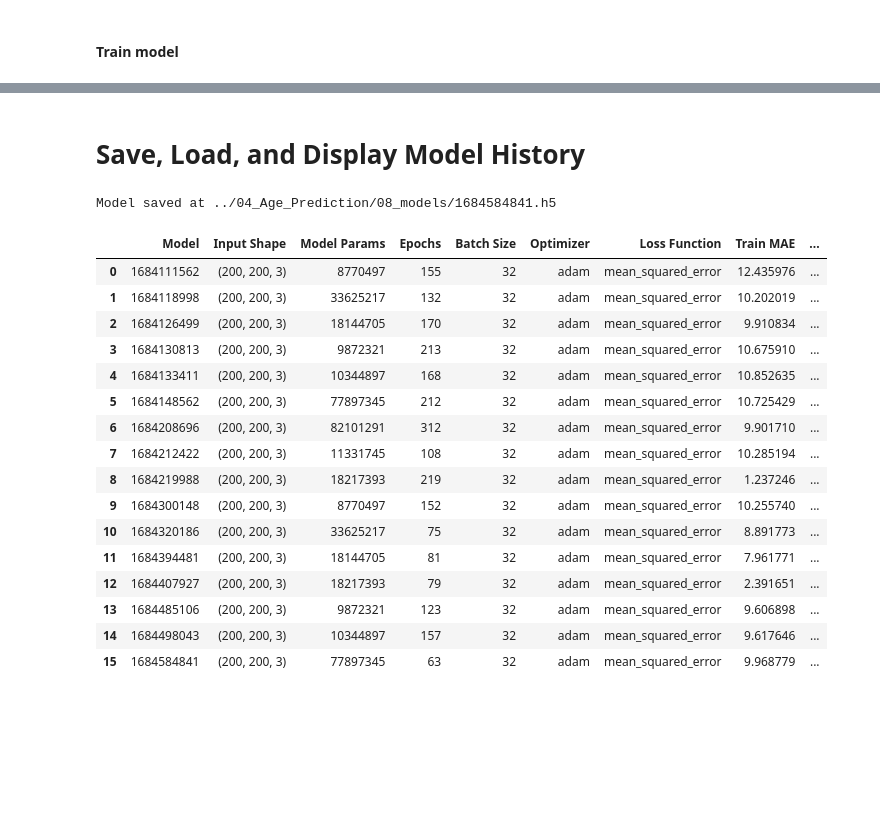
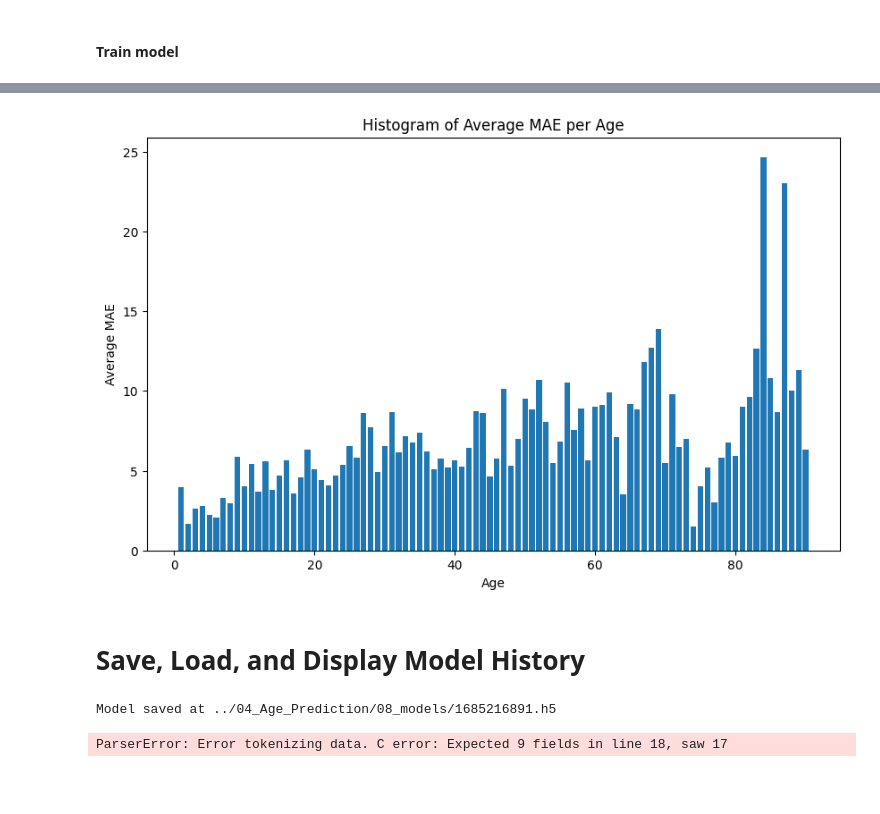
Before and after one commit to AlejandraLLI/DeepLearning_Project, a Jupyter notebook: 04_Age_Prediction/age_prediction.ipynb, the cells around one changed output, grey strips where cells are left out. Saved outputs shown, nothing was run; the diff lists cells and outputs as text; code cells hidden in the pictures; blank space fills up the shorter version.

Commit message:
Plotted custom model MAE

```diff
--- a/04_Age_Prediction/age_prediction.ipynb
+++ b/04_Age_Prediction/age_prediction.ipynb
@@ -329,2 +328,28 @@ KeyboardInterrupt:
 # %%
-# model = tf.keras.models.load_model('best_model.h5')
+model = tf.keras.models.load_model('./08_models/best_custom.h5')
+# %%
+from sklearn.metrics import mean_absolute_error
+import matplotlib.pyplot as plt
+
+# Predict on the validation set
+y_val_pred = model.predict(X_val)
+
+# convert predictions and actual values to integers because age is a discrete variable
+y_val = y_val.astype(int)
+y_val_pred = y_val_pred.astype(int)
+
+# Create a DataFrame to store actual and predicted values
+df = pd.DataFrame({'Actual': y_val, 'Predicted': y_val_pred.flatten()})
+
+# Calculate the mean absolute error for each age
+df['MAE'] = abs(df['Actual'] - df['Predicted'])
+mae_per_age = df.groupby('Actual')['MAE'].mean()
+
+# Plot a histogram of average MAE per age
+plt.figure(figsize=(20,10))
+plt.bar(mae_per_age.index, mae_per_age.values)
+plt.xlabel('Age')
+plt.ylabel('Average MAE')
+plt.title('Histogram of Average MAE per Age')
+plt.show()
+# %% [output]
@@ -331,3 +359,4 @@ KeyboardInterrupt:
+[figure, added]
 # %% [markdown]
 # Save, Load, and Display Model History
 # %%
@@ -385,7 +414,7 @@ if new_entry_added:
 else:
     print("Model not saved as an entry with the same parameters already exists.")
 # %% [output]
-Model saved at ../04_Age_Prediction/08_models/1684584841.h5
+Model saved at ../04_Age_Prediction/08_models/1685216891.h5
 # %%
 def load_data_to_dataframe(file_name):
     if not os.path.exists(file_name):
@@ -400,23 +429,7 @@ df = load_data_to_dataframe(file_name)
 
 df
 # %% [output]
-|  | Model | Input Shape | Model Params | Epochs | Batch Size | Optimizer | Loss Function | Train MAE | ... |
-| 0 | 1684111562 | (200, 200, 3) | 8770497 | 155 | 32 | adam | mean_squared_error | 12.435976 | ... |
-| 1 | 1684118998 | (200, 200, 3) | 33625217 | 132 | 32 | adam | mean_squared_error | 10.202019 | ... |
-| 2 | 1684126499 | (200, 200, 3) | 18144705 | 170 | 32 | adam | mean_squared_error | 9.910834 | ... |
-| 3 | 1684130813 | (200, 200, 3) | 9872321 | 213 | 32 | adam | mean_squared_error | 10.675910 | ... |
-| 4 | 1684133411 | (200, 200, 3) | 10344897 | 168 | 32 | adam | mean_squared_error | 10.852635 | ... |
-| 5 | 1684148562 | (200, 200, 3) | 77897345 | 212 | 32 | adam | mean_squared_error | 10.725429 | ... |
-| 6 | 1684208696 | (200, 200, 3) | 82101291 | 312 | 32 | adam | mean_squared_error | 9.901710 | ... |
-| 7 | 1684212422 | (200, 200, 3) | 11331745 | 108 | 32 | adam | mean_squared_error | 10.285194 | ... |
-| 8 | 1684219988 | (200, 200, 3) | 18217393 | 219 | 32 | adam | mean_squared_error | 1.237246 | ... |
-| 9 | 1684300148 | (200, 200, 3) | 8770497 | 152 | 32 | adam | mean_squared_error | 10.255740 | ... |
-| 10 | 1684320186 | (200, 200, 3) | 33625217 | 75 | 32 | adam | mean_squared_error | 8.891773 | ... |
-| 11 | 1684394481 | (200, 200, 3) | 18144705 | 81 | 32 | adam | mean_squared_error | 7.961771 | ... |
-| 12 | 1684407927 | (200, 200, 3) | 18217393 | 79 | 32 | adam | mean_squared_error | 2.391651 | ... |
-| 13 | 1684485106 | (200, 200, 3) | 9872321 | 123 | 32 | adam | mean_squared_error | 9.606898 | ... |
-| 14 | 1684498043 | (200, 200, 3) | 10344897 | 157 | 32 | adam | mean_squared_error | 9.617646 | ... |
-| 15 | 1684584841 | (200, 200, 3) | 77897345 | 63 | 32 | adam | mean_squared_error | 9.968779 | ... |
+ParserError: Error tokenizing data. C error: Expected 9 fields in line 18, saw 17
 # %%
 # # Specify model to load
 # model_to_load = "1683270923"
```
Also changed, not shown: parts of 4 cells of this notebook, 2 other files.
